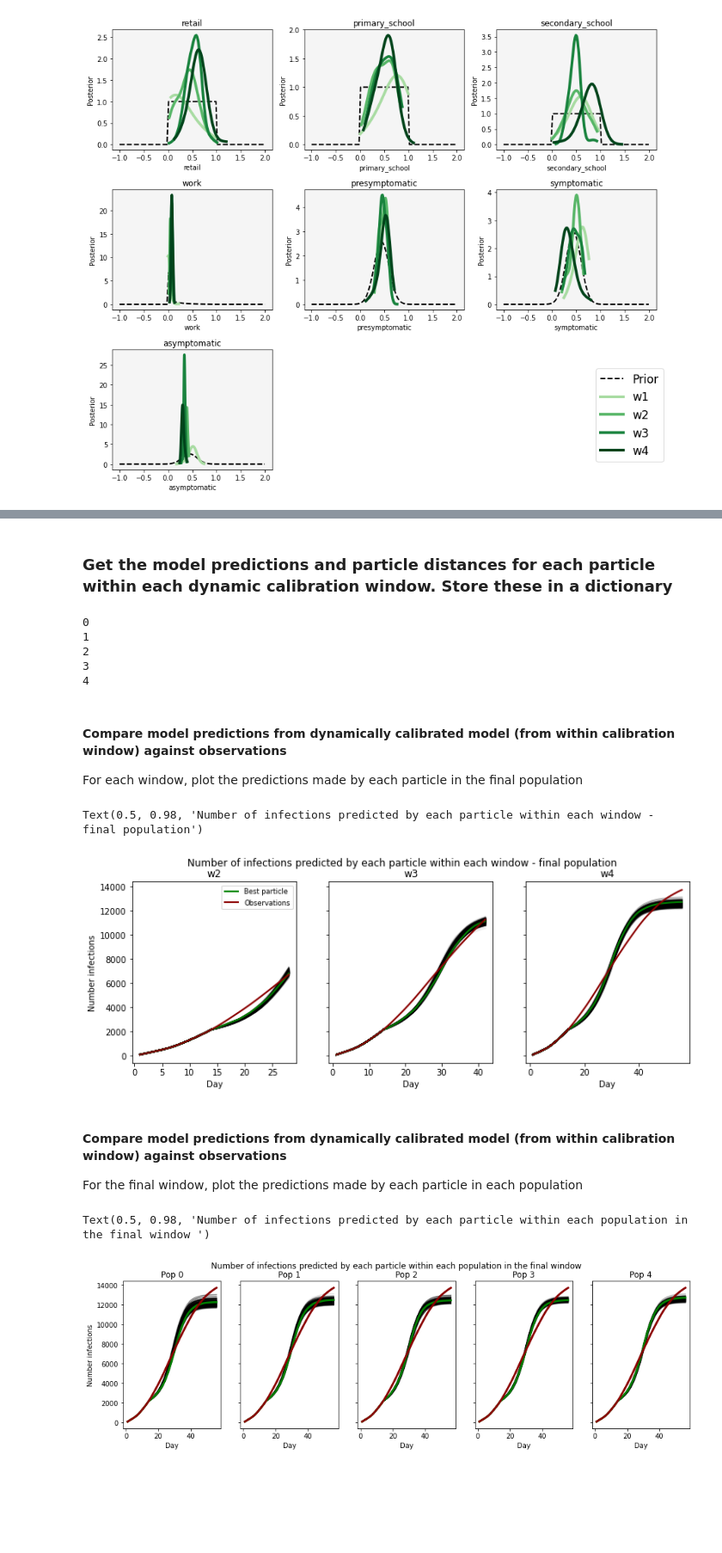
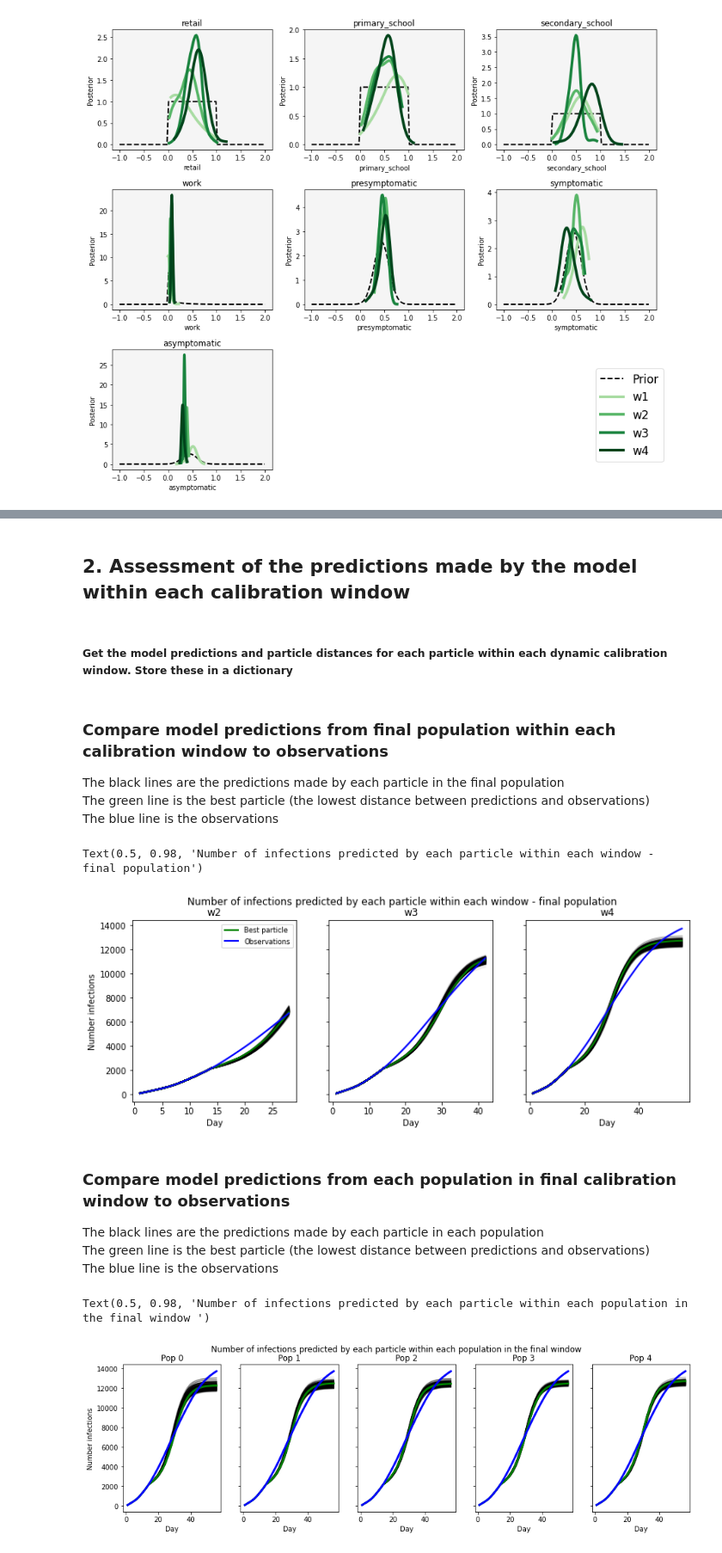
Before and after one commit to Urban-Analytics/RAMP-UA, a Jupyter notebook: experiments/calibration/AnalyseResults-5pops,100particles.ipynb, the cells around one changed output, grey strips where cells are left out. Shown at 86% size. Saved outputs shown, nothing was run; the diff lists cells and outputs as text; code cells hidden in the pictures; blank space fills up the shorter version.

```diff
--- a/experiments/calibration/AnalyseResults-5pops,100particles.ipynb
+++ b/experiments/calibration/AnalyseResults-5pops,100particles.ipynb
@@ -221,38 +122,31 @@ fig.show()
 # %%
-# define colour map and line style to use in intermediate populations
+# Define colour map and line style to use in intermediate populations
 linestyles = ['dashed'] * history.max_t + ['solid']
-linewidths = [2] * history.max_t + [4]
+linewidths = [1] * history.max_t + [4]
 
 # Set up plot
 fig, axes = plt.subplots(3,int(len(original_priors)/2), figsize=(12,10))
+# Loop through each parameter
 for i, param in enumerate(original_priors.keys()):
-    color_i =0
     ax = axes.flat[i]
     ax.set_facecolor('lightgray')
     # Add parameter priors
     priors_x = np.linspace(-1, 2, 99)  # (specified so that we have some whole numbers)
     ax.plot(priors_x, pyabc.Distribution(param=all_rv[param]).pdf({"param": priors_x}),
             color = 'black', label = 'Prior', linewidth  = 3, linestyle ='solid')
-    for history_name, history in history_dict.items():
-        color = colors[color_i]
+    # Loop through each window
+    for count, (history_name, history) in enumerate(history_dict.items()):
+        # Loop through each population
         for t in range(history.max_t + 1):
             df, w = history.get_distribution(m=0, t=t)
             pyabc.visualization.plot_kde_1d(df, w, x=param, ax=ax,
                 label="{}, pop {}".format(history_name, t),
-                color = color, linestyle = linestyles[t],linewidth = linewidths[t])
+                color = colors[count], linestyle = linestyles[t],linewidth = linewidths[t])
             ax.legend(fontsize="small")
             ax.set_title(f"{param}")
             handles, labels = ax.get_legend_handles_labels()
             ax.get_legend().remove()
-        color_i = color_i +1
-#     if param!="work":
-#             ax.set_xlim(-0.5,1.5)
-#     if param=="work":
-#         ax.set_xlim(-0.05,0.1)
-#     if param =='asymptomatic':
-#           ax.set_xlim(-0.05,0.1)
-#fig.legend(handles, labels, loc='center right', fontsize = 12,
-#            bbox_to_anchor=(1.01, 0.17))
+# Formatting
 axes[2,2].set_axis_off()
 axes[2,1].set_axis_off()
 fig.tight_layout()
@@ -302,5 +156,7 @@ fig.show()
 # %% [markdown]
-### Get the model predictions and particle distances for each particle within each dynamic calibration window. Store these in a dictionary
+## 2. Assessment of the predictions made by the model within each calibration window
+# %% [markdown]
+##### Get the model predictions and particle distances for each particle within each dynamic calibration window. Store these in a dictionary
 # %%
 # Create dictionary linking each window name to its length (days)
 window_lengths_dict = {}
@@ -312,7 +168,6 @@ abc_sum_stats = {}
 
 # Loop through each calibration window, defining the number of days it covered
 for t in range(0,history.n_populations):
-    print(t)
     for window, n_days in window_lengths_dict.items():
 
         # Create lists to store values for each particle
@@ -348,15 +203,11 @@ for t in range(0,history.n_populations):
 
         # Add to dictionary for this window
         abc_sum_stats["{}_{}".format(window,t)] = {'distance_l':distance_l, 'daily_preds_l' :daily_preds_l, 'params_l':params_l}
-# %% [output]
-0
-1
-2
-3
-4
 # %% [markdown]
-#### Compare model predictions from dynamically calibrated model (from within calibration window) against observations
-For each window, plot the predictions made by each particle in the final population
+### Compare model predictions from final population within each calibration window to observations
+The black lines are the predictions made by each particle in the final population
+The green line is the best particle (the lowest distance between predictions and observations)
+The blue line is the observations
 # %%
 # Create figure
 fig, axes = plt.subplots(1, len(window_lengths_dict)-1, figsize=(12,4), sharey = True)
@@ -366,15 +217,15 @@ fig, axes = plt.subplots(1, len(window_lengths_dict)-1, figsize=(12,4), sharey =
 # thus the results are identical and the code fails
 windows_length_dict_w2_onwards = dict(list(window_lengths_dict.items())[1:])
 
+# Loop through each window, adding a new subplot
 for axes_number, (window, n_days)  in enumerate(windows_length_dict_w2_onwards.items()):
     # Define t (the last timeslice in the window)
     t = history.max_t
+    # Get distances and predictions for this window
+    daily_preds_l  = abc_sum_stats["{}_{}".format(window,t)]['daily_preds_l']
+    distance_l = abc_sum_stats["{}_{}".format(window,t)]['distance_l']
     # Find the best particle
     best_particle_idx = abc_sum_stats["{}_{}".format(window,t)]['distance_l'].index(min(abc_sum_stats["{}_{}".format(window,t)]['distance_l']))
-
-    # Get data for this window
-    daily_preds_l  = abc_sum_stats["{}_{}".format(window,t)]['daily_preds_l']
-    distance_l = abc_sum_stats["{}_{}".format(window,t)]['distance_l']
 
     # Normalise distance to 0-1 to calculate transparency
     _distance = np.array(distance_l)  # Easier to do maths on np.array
@@ -386,14 +237,12 @@ for axes_number, (window, n_days)  in enumerate(windows_length_dict_w2_onwards.i
     # For each particle, plot the predictions, coloured by distance
     for i in range(0,len(daily_preds_l)):
         axes[axes_number].plot(x, daily_preds_l[i], color="black", linewidth = 2, alpha=1-distance_norm[i])  # (1-x because high distance is bad)
-
     # Add the best particle
     axes[axes_number].plot(x, daily_preds_l[best_particle_idx], color="green", linewidth = 2,
                           label = 'Best particle')  # (1-x because high distance is bad)
-
     # Add observations
     axes[axes_number].plot(x, cases_devon_daily[0:len(daily_preds_l[0])], label="Observations",
-                            linewidth = 2, color="darkred")
+                            linewidth = 2, color="blue")
 
     # Apply labels
     axes[axes_number].set_xlabel("Day")
@@ -407,13 +256,17 @@ axes[0].set_ylabel("Number infections")
 fig.suptitle('Number of infections predicted by each particle within each window - final population'.format(t))
 # %% [output]
 Text(0.5, 0.98, 'Number of infections predicted by each particle within each window - final population')
-[figure, old version]
+[figure, new version]
 # %% [markdown]
-#### Compare model predictions from dynamically calibrated model (from within calibration window) against observations
-For the final window, plot the predictions made by each particle in each population
+### Compare model predictions from each population in final calibration window to observations
+The black lines are the predictions made by each particle in each population
+The green line is the best particle (the lowest distance between predictions and observations)
+The blue line is the observations
 # %%
 # Create figure
 fig, axes = plt.subplots(1, history.max_t+1, figsize=(15,4), sharey=True)
+
+# Loop through each population and plot its data on a subplot
 for axes_number, t in enumerate(range(0, history.max_t+1)):
     # Create dictionary containing all items except the first item
     window, n_days = list(window_lengths_dict.items())[-1]
@@ -425,36 +278,33 @@ for axes_number, t in enumerate(range(0, history.max_t+1)):
     daily_preds_l  = abc_sum_stats["{}_{}".format(window,t)]['daily_preds_l']
     distance_l = abc_sum_stats["{}_{}".format(window,t)]['distance_l']
 
     # Normalise distance to 0-1 to calculate transparency
     _distance = np.array(distance_l)  # Easier to do maths on np.array
     distance_norm = (_distance - min(_distance)) / (max(_distance) - min(_distance))
 
     # define number of days these results relate to
     x=range(1,n_days+1)
-
     # For each particle, plot the predictions, coloured by distance
     for i in range(0,len(daily_preds_l)):
         axes[axes_number].plot(x, daily_preds_l[i], color="black", alpha=1-distance_norm[i])  # (1-x because high distance is bad)
-
     # Add the best particle
     axes[axes_number].plot(x, daily_preds_l[best_particle_idx], color="green", linewidth = 3,
                           label = 'Best particle')  # (1-x because high distance is bad)
-
     # Add observations
     axes[axes_number].plot(x, cases_devon_daily[0:len(daily_preds_l[0])], label="Observations",
-                            linewidth = 3, color="darkred")
+                            linewidth = 3, color="blue")
 
     # Apply labels
     axes[axes_number].set_xlabel("Day")
     axes[axes_number].set_title("Pop {}".format(t))
 
 axes[0].set_ylabel("Number infections")
 # Apply legend
 # axes[0].legend(fontsize="large")
 
 # Set full plot title
 fig.suptitle('Number of infections predicted by each particle within each population in the final window '.format(t))
 # %% [output]
 Text(0.5, 0.98, 'Number of infections predicted by each particle within each population in the final window ')
-[figure, old version]
+[figure, new version]
 # %% [markdown]
```
Also changed, not shown: parts of 42 cells of this notebook, 12 other files.
